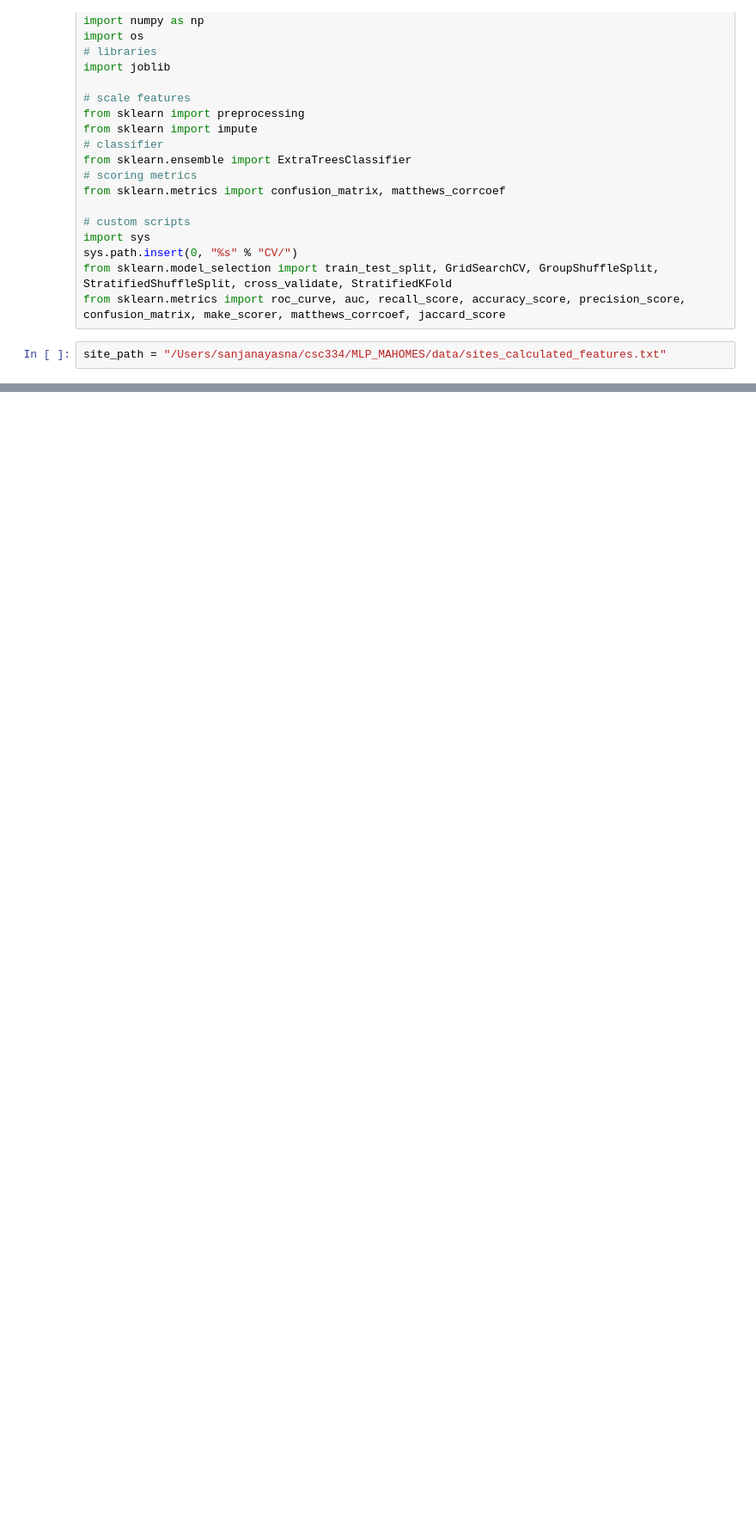
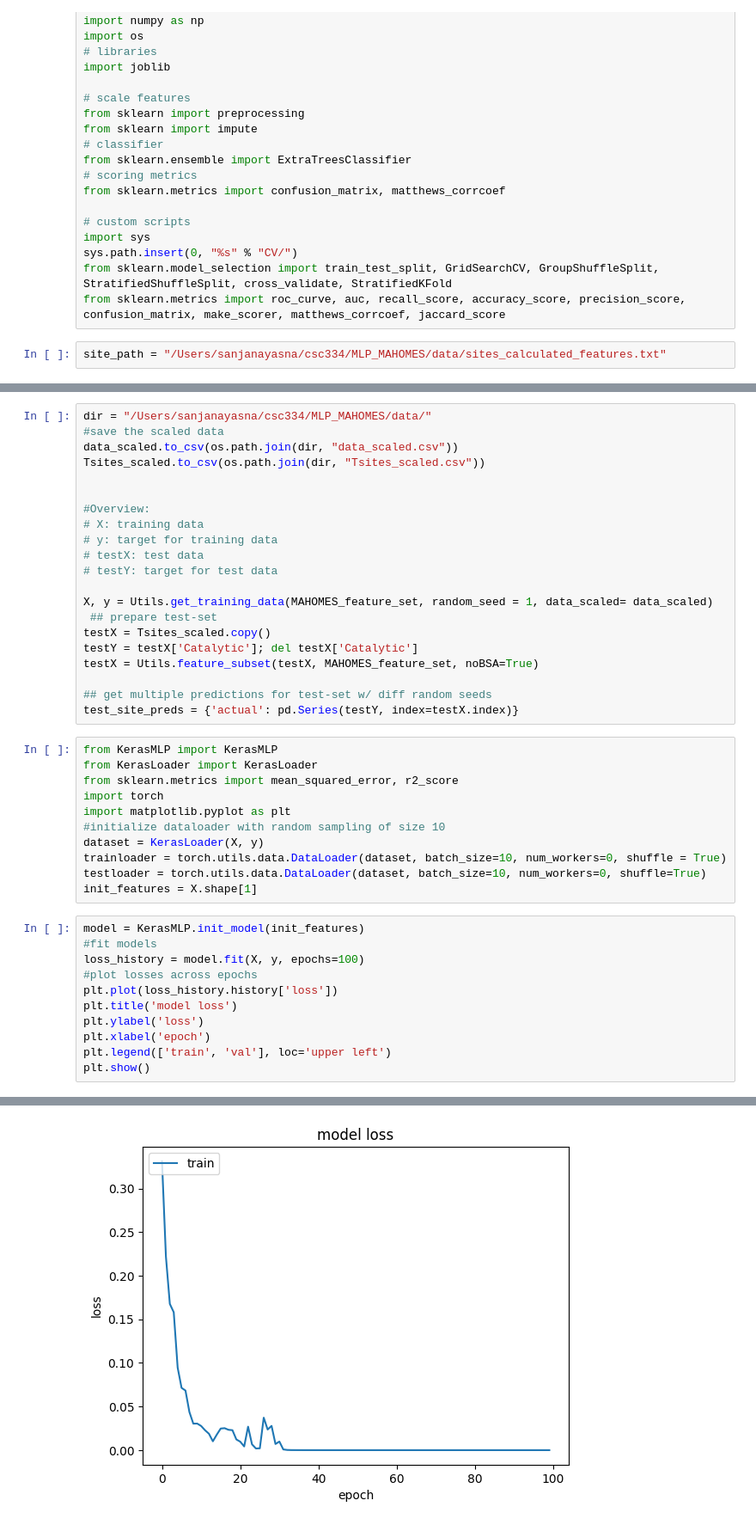
Before and after one commit to SanjanaYasna/CustomMLP, a Jupyter notebook: main_script.ipynb, the cells around one changed output, grey strips where cells are left out. Shown: that part at 86% size. Saved outputs shown, nothing was run; the diff lists cells and outputs as text; blank space fills up the shorter version.

```diff
--- a/main_script.ipynb
+++ b/main_script.ipynb
@@ -55,0 +75,44 @@ dtype: int64
+# %%
+dir = "/Users/sanjanayasna/csc334/MLP_MAHOMES/data/"
+#save the scaled data
+data_scaled.to_csv(os.path.join(dir, "data_scaled.csv"))
+Tsites_scaled.to_csv(os.path.join(dir, "Tsites_scaled.csv"))
+
+
+#Overview:
+# X: training data
+# y: target for training data
+# testX: test data
+# testY: target for test data
+
+X, y = Utils.get_training_data(MAHOMES_feature_set, random_seed = 1, data_scaled= data_scaled)
+ ## prepare test-set
+testX = Tsites_scaled.copy()
+testY = testX['Catalytic']; del testX['Catalytic']
+testX = Utils.feature_subset(testX, MAHOMES_feature_set, noBSA=True)
+
+## get multiple predictions for test-set w/ diff random seeds
+test_site_preds = {'actual': pd.Series(testY, index=testX.index)}
+# %%
+from KerasMLP import KerasMLP
+from KerasLoader import KerasLoader
+from sklearn.metrics import mean_squared_error, r2_score
+import torch
+import matplotlib.pyplot as plt
+#initialize dataloader with random sampling of size 10
+dataset = KerasLoader(X, y)
+trainloader = torch.utils.data.DataLoader(dataset, batch_size=10, num_workers=0, shuffle = True)
+testloader = torch.utils.data.DataLoader(dataset, batch_size=10, num_workers=0, shuffle=True)
+init_features = X.shape[1]
+# %%
+model = KerasMLP.init_model(init_features)
+#fit models
+loss_history = model.fit(X, y, epochs=100)
+#plot losses across epochs
+plt.plot(loss_history.history['loss'])
+plt.title('model loss')
+plt.ylabel('loss')
+plt.xlabel('epoch')
+plt.legend(['train', 'val'], loc='upper left')
+plt.show()
+# %% [output]
@@ -55,0 +136 @@ dtype: int64
+[figure, added]
```
Also changed, not shown: parts of 4 cells of this notebook, 4 other files.
